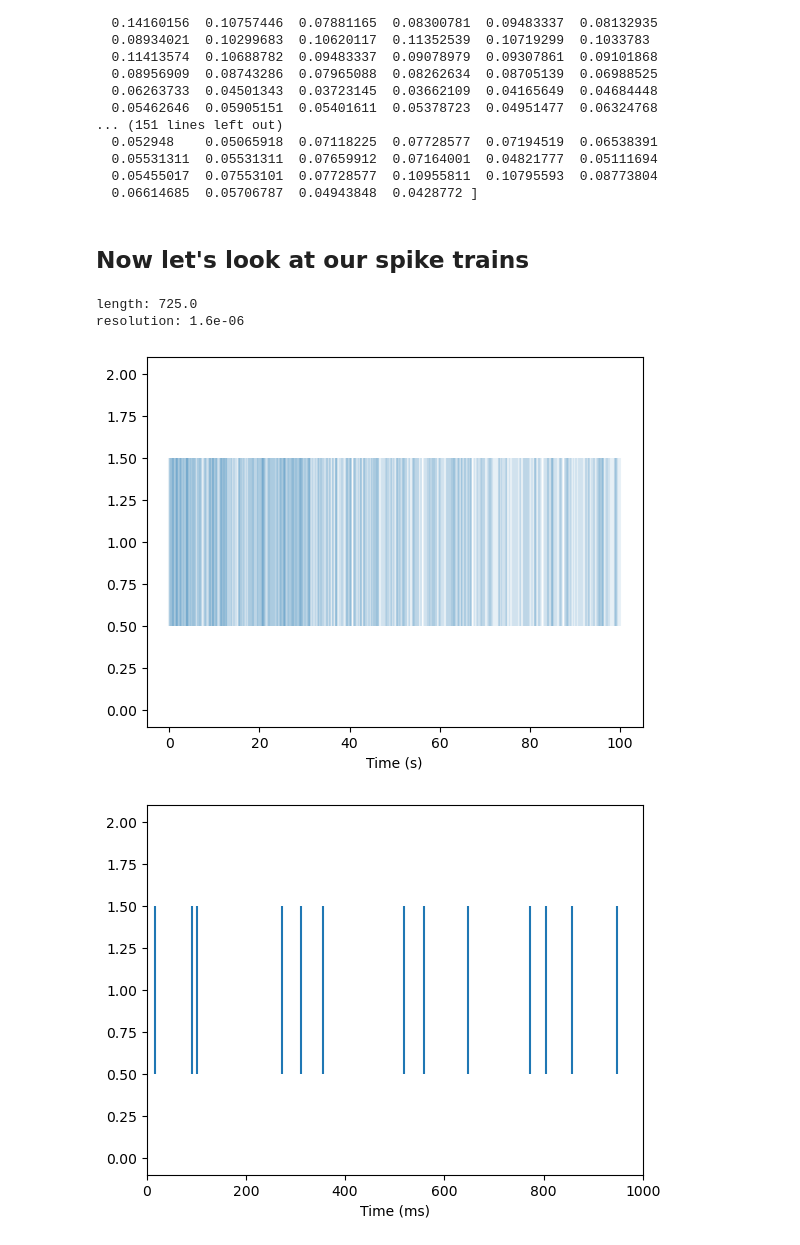
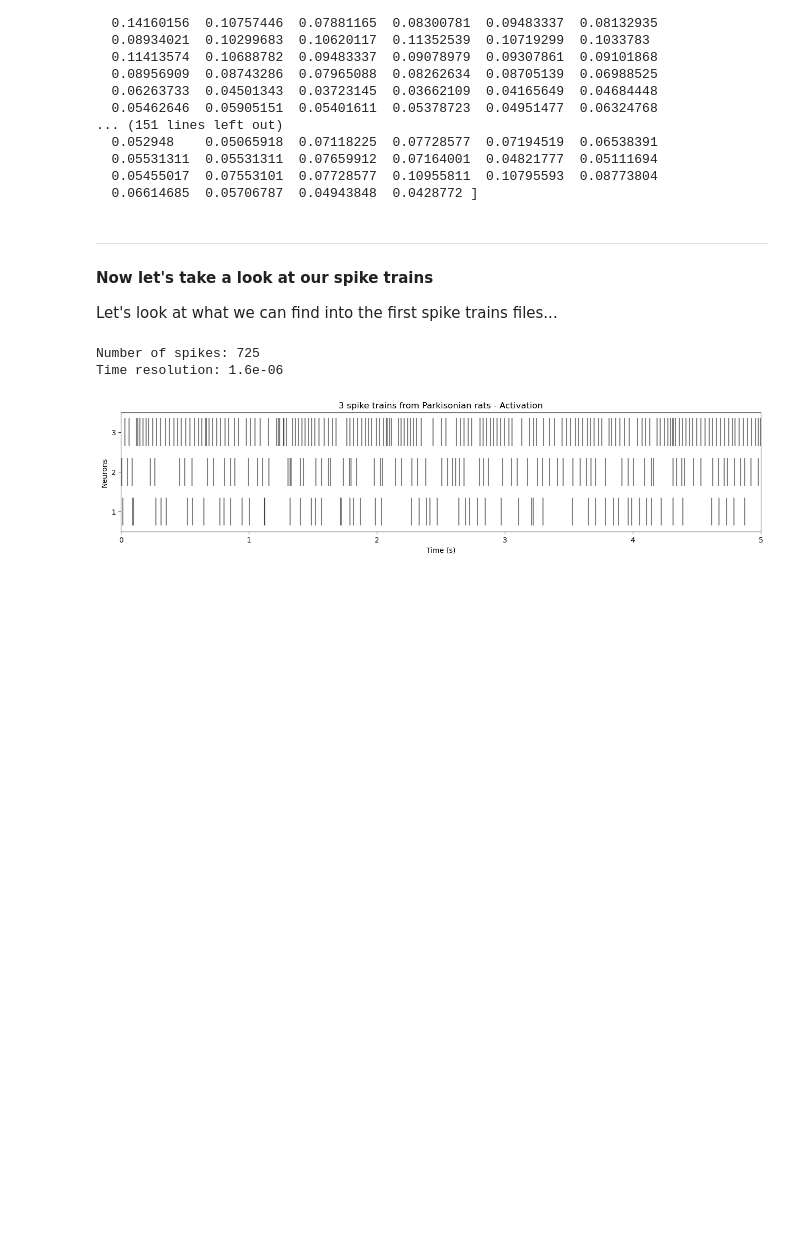
Before and after one commit to nicolas-bsrt/parkinson_project, a Jupyter notebook: project.ipynb, the cells around one changed output. Saved outputs shown, nothing was run; the diff lists cells and outputs as text; code cells hidden in the pictures; blank space fills up the shorter version.

Commit message:
Variable sanitization + figure improvements + added some comments (let's talk a bit)

```diff
--- a/project.ipynb
+++ b/project.ipynb
@@ -133,29 +147,30 @@ print(EEG_first_1000)
   0.05455017  0.07553101  0.07728577  0.10955811  0.10795593  0.08773804
   0.06614685  0.05706787  0.04943848  0.0428772 ]
 # %% [markdown]
-## Now let's look at our spike trains
+---
+#### Now let's take a look at our spike trains
+
+Let's look at what we can find into the first spike trains files...
 # %%
-# Bonus step, let's look at what we can find into spike trains file
-# Keys = comment length resolution times title
-print('length:', ST1['length'][0][0])
-print('resolution:', ST1['resolution'][0][0])
+# First, print basic characteristics about our signal:
+print('Number of spikes:', ST1['times'].size)
+print('Time resolution:', ST1['resolution'][0][0])
 
-# In ST1['times'] we have a serie of spike times, we can display them on a raster plot
-plt.eventplot(ST1['times'][0], alpha=0.1)
+# So, we have a set of spike times.
+# We can display spike times of our three recordings on a raster plot
+plt.figure(figsize=(16,3))
+plt.eventplot(([],ST1['times'][0], ST2['times'][0], ST3['times'][0]), alpha=0.5, colors='k', linelengths=0.7)
 plt.xlabel('Time (s)')
+plt.ylabel('Neurons')
+plt.yticks([1,2,3])
+plt.title('3 spike trains from Parkisonian rats - Activation')
+# Let's zoom in
+plt.xlim(0, 5)
+plt.ylim(0.5, 3.5)
 plt.show()
-
-# So now, let's zoom in
-plt.eventplot(ST1['times'][0]*1000)
-plt.xlabel('Time (ms)')
-plt.xlim(0,1000)
-plt.show()
-
-# TODO: ajouter titre des graphs et des axes
 # %% [output]
-length: 725.0
-resolution: 1.6e-06
+Number of spikes: 725
+Time resolution: 1.6e-06
-[figure, old version]
+[figure, new version]
-[figure, removed]
 # %% [markdown]
 # It's time to process some data to get nice figures
```
Also changed, not shown: parts of 51 cells of this notebook.
